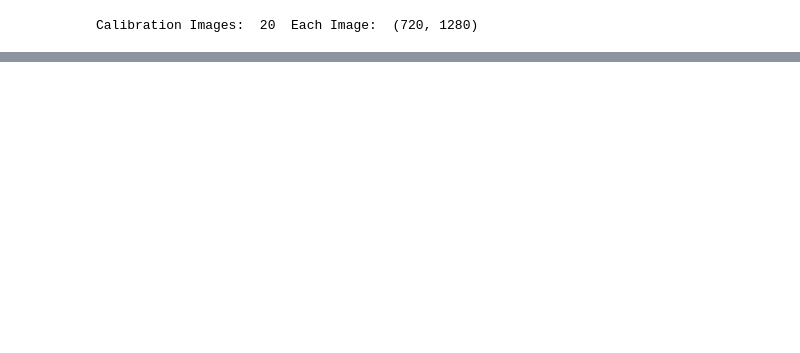
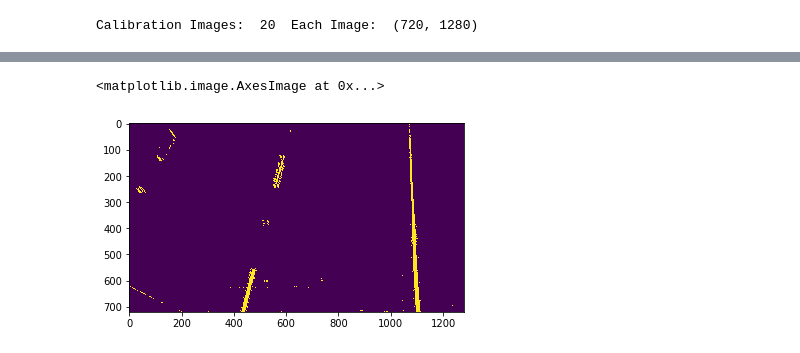
Before and after one commit to allaydesai/Advance-Lane-Finding, a Jupyter notebook: Main.ipynb, the cells around one changed output, grey strips where cells are left out. Drawn from its saved outputs; the diff is of its cells as text; code cells hidden in the pictures; blank space fills up the shorter version.

```diff
--- a/Main.ipynb
+++ b/Main.ipynb
@@ -73,0 +229,6 @@ ax2.set_title('Undistorted Image', fontsize=30)
+# %%
+binary_warped = combined_threshold(warped_img)
+plt.imshow(binary_warped)
+# %% [output]
+<matplotlib.image.AxesImage at 0x...>
+[figure, added]
```
Also changed, not shown: parts of 18 cells of this notebook, 18 other files.
